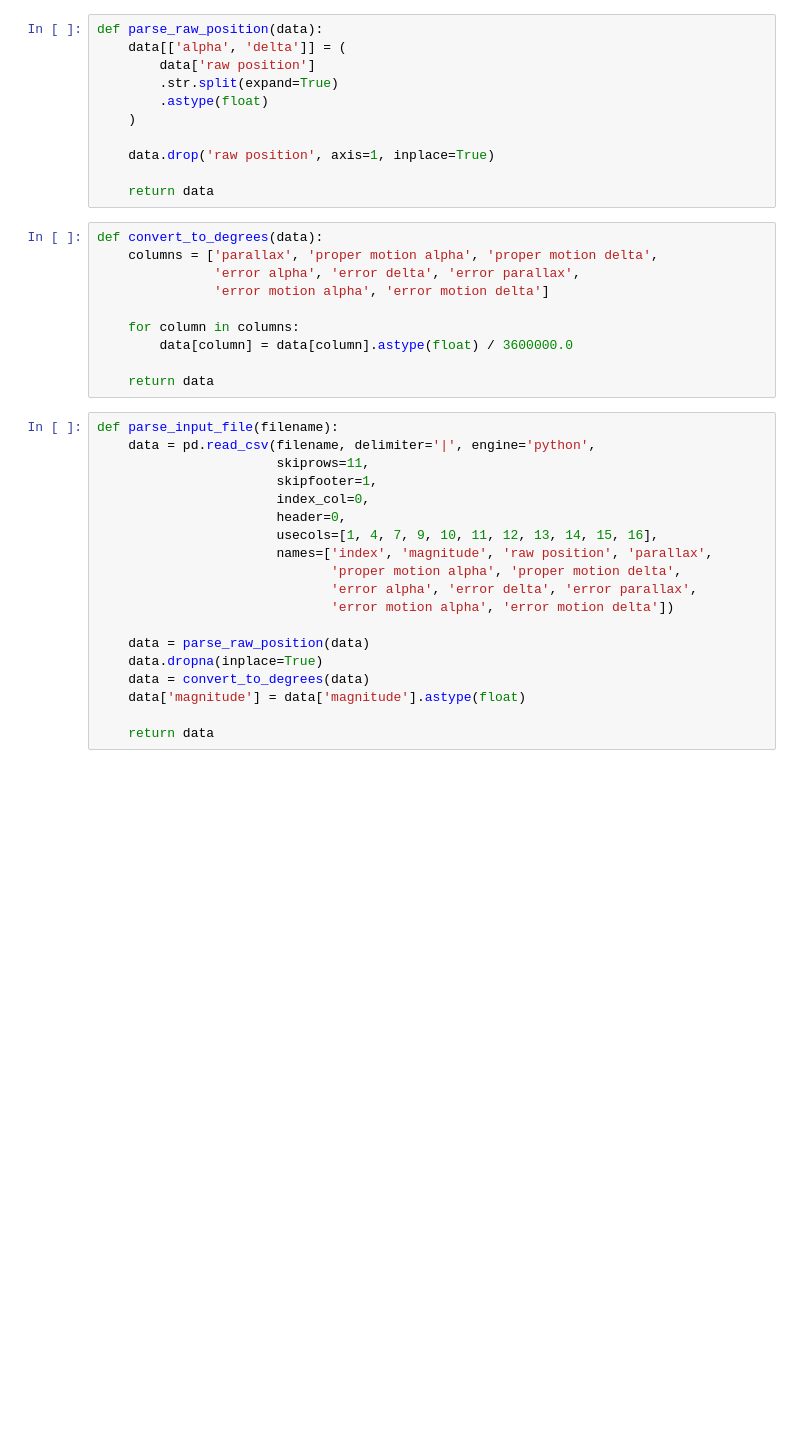
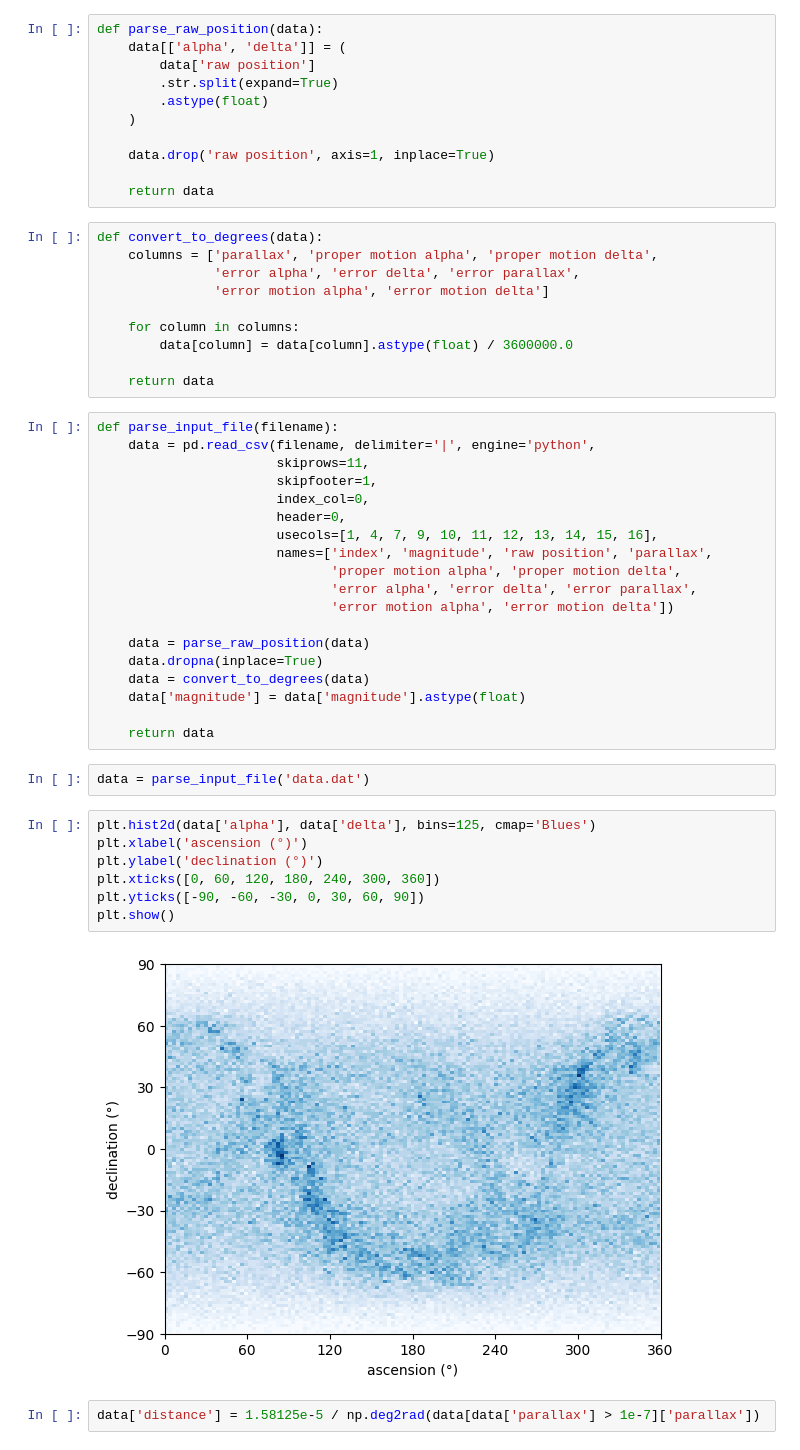
Before and after one commit to yanir123/python-stuff, a Jupyter notebook: starTracker/starCounter.ipynb, the cells around one changed output. Cells and saved outputs as stored; diff of their text form; blank space fills up the shorter version.

```diff
--- a/starTracker/starCounter.ipynb
+++ b/starTracker/starCounter.ipynb
@@ -42,3 +42,16 @@ def parse_input_file(filename):
     data['magnitude'] = data['magnitude'].astype(float)
 
     return data
+# %%
+data = parse_input_file('data.dat')
+# %%
+plt.hist2d(data['alpha'], data['delta'], bins=125, cmap='Blues')
+plt.xlabel('ascension (°)')
+plt.ylabel('declination (°)')
+plt.xticks([0, 60, 120, 180, 240, 300, 360])
+plt.yticks([-90, -60, -30, 0, 30, 60, 90])
+plt.show()
+# %% [output]
+[figure, added]
+# %%
+data['distance'] = 1.58125e-5 / np.deg2rad(data[data['parallax'] > 1e-7]['parallax'])
```
Also changed, not shown: parts of 3 cells of this notebook.
